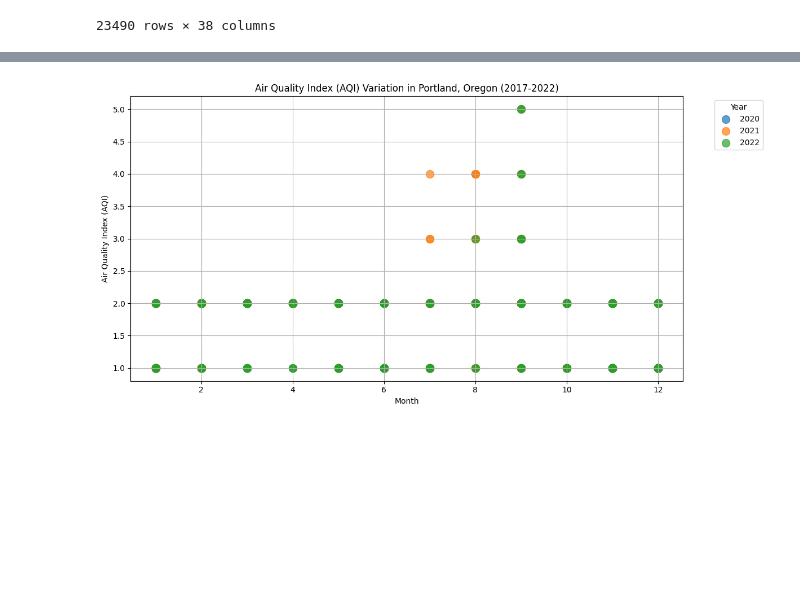
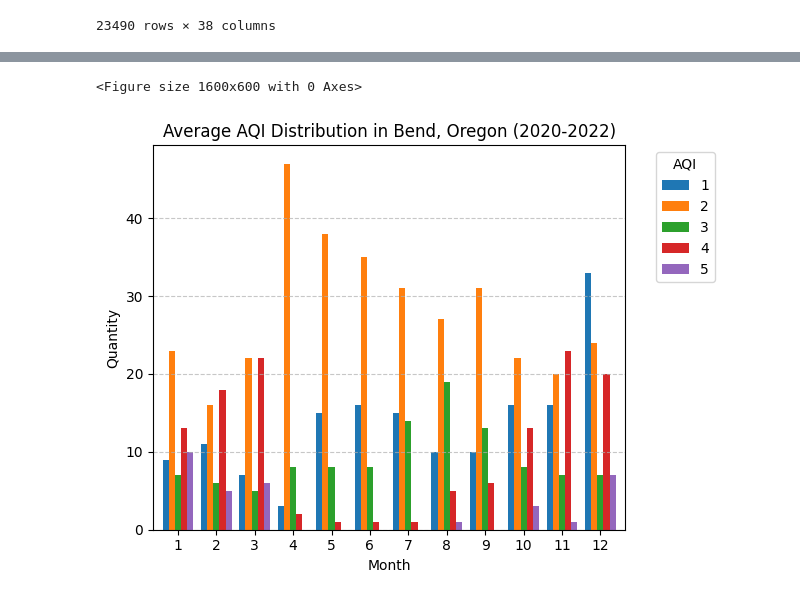
Before and after one commit to ctetreault13/Project-1-Oregon-Fire-and-wheel, a Jupyter notebook: fire data.ipynb, the cells around one changed output, grey strips where cells are left out. Saved outputs shown, nothing was run; the diff lists cells and outputs as text; code cells hidden in the pictures; blank space fills up the shorter version.

```diff
--- a/fire data.ipynb
+++ b/fire data.ipynb
@@ -197,18 +225,18 @@ monthly_aqi_counts
-# %%
-# Create a scatter plot for AQI over months with each year represented with a different color
-plt.figure(figsize=(12, 6))
-
-# Loop through unique years and plot data points with different colors for each year
-for year in bend_df["Year"].unique():
-    year_data = bend_df[bend_df["Year"] == year]
-    plt.scatter(year_data["Month"], year_data["AQI"], label=year, s=100, alpha=0.7)
-
-plt.xlabel("Month")
-plt.ylabel("Air Quality Index (AQI)")
-plt.title("Air Quality Index (AQI) Variation in Portland, Oregon (2017-2022)")
-plt.legend(title="Year", bbox_to_anchor=(1.05, 1), loc='upper left')
-plt.grid(True)
-plt.tight_layout()
-plt.show()
-# %% [output]
-[figure, removed]
+# %%
+# Group data by Month and AQI, and calculate the count for each combination
+monthly_aqi_counts = bend_df.groupby(['Month', 'AQI']).size().unstack(fill_value=0)
+
+# Create a side-by-side bar chart for AQI counts for each month
+plt.figure(figsize=(16, 6))
+monthly_aqi_counts.plot(kind='bar', width=0.8)
+plt.xlabel("Month")
+plt.ylabel("Quantity")
+plt.title("Average AQI Distribution in Bend, Oregon (2020-2022)")
+plt.legend(title="AQI", bbox_to_anchor=(1.05, 1), loc='upper left')
+plt.xticks(rotation=0)
+plt.grid(axis='y', linestyle='--', alpha=0.7)
+plt.tight_layout()
+plt.show()
+# %% [output]
+<Figure size 1600x600 with 0 Axes>
+[figure, added]
```
Also changed, not shown: parts of 6 cells of this notebook.
